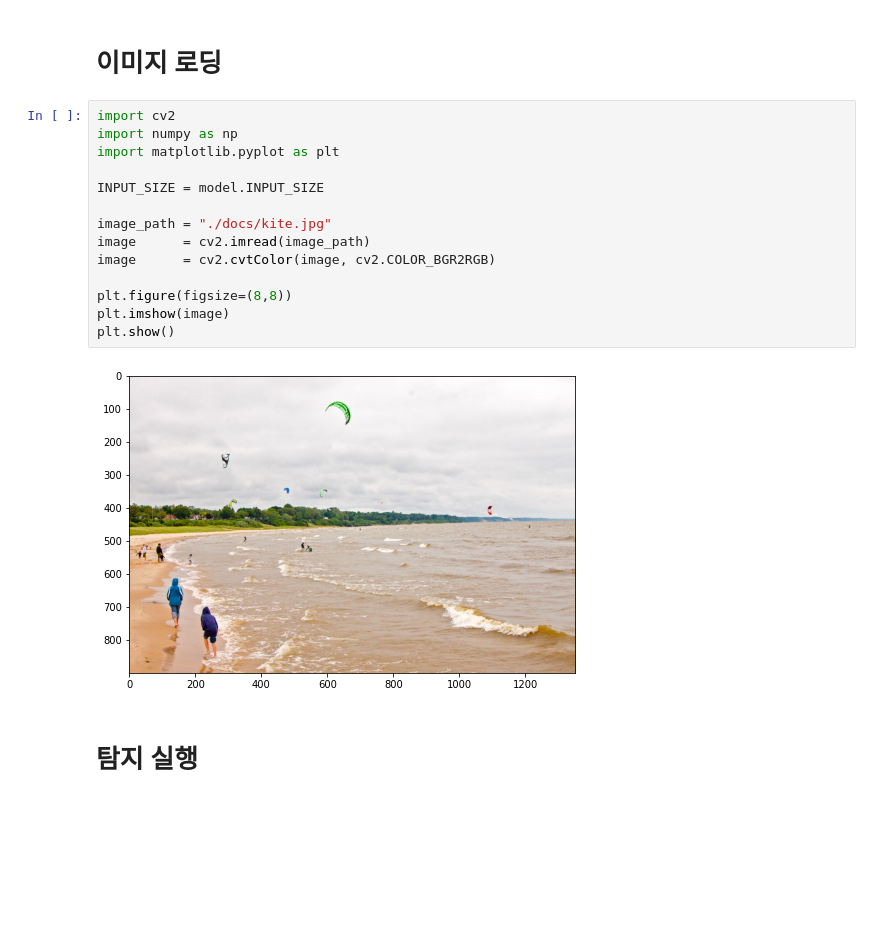
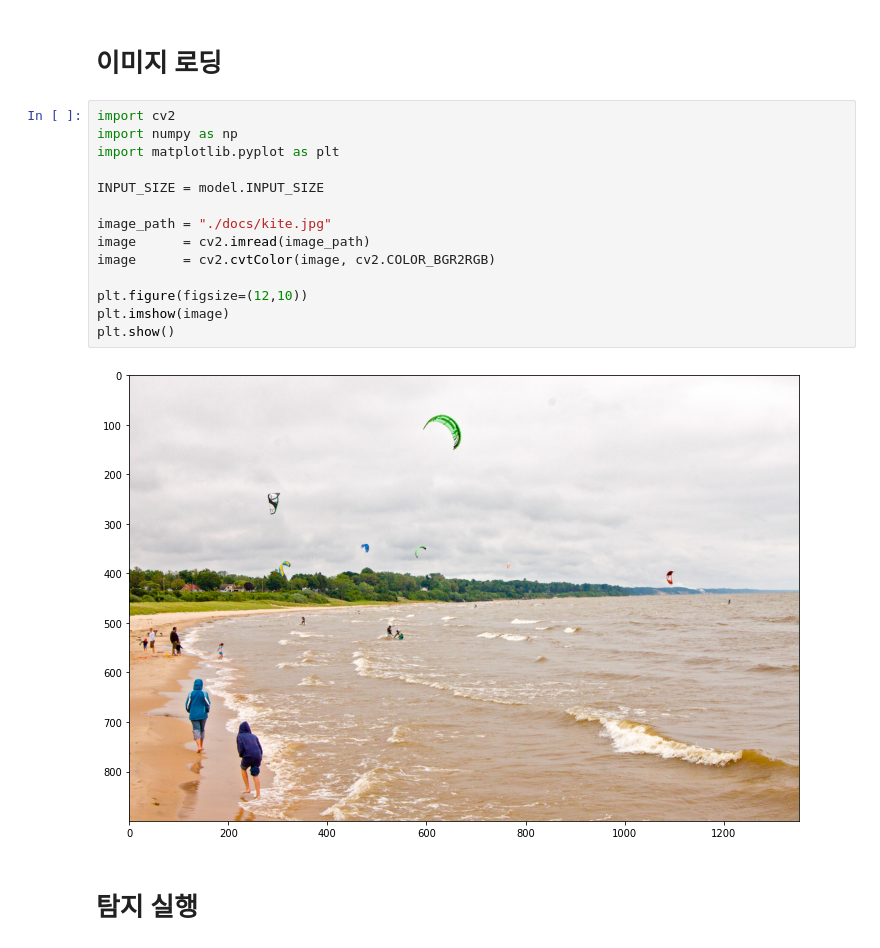
Before and after one commit to dhrim/MDC_2021, a Jupyter notebook: material/deep_learning/keras_yolov3.ipynb, the cells around one changed output. Cells and saved outputs as stored; diff of their text form; blank space fills up the shorter version.

```diff
--- a/material/deep_learning/keras_yolov3.ipynb
+++ b/material/deep_learning/keras_yolov3.ipynb
@@ -57,19 +57,19 @@ WARNING:tensorflow:Compiled the loaded model, but the compiled metrics have yet
 # %%
 import cv2
 import numpy as np
 import matplotlib.pyplot as plt
 
 INPUT_SIZE = model.INPUT_SIZE
 
 image_path = "./docs/kite.jpg"
 image      = cv2.imread(image_path)
 image      = cv2.cvtColor(image, cv2.COLOR_BGR2RGB)
 
-plt.figure(figsize=(8,8))
+plt.figure(figsize=(12,10))
 plt.imshow(image)
 plt.show()
 # %% [output]
-[figure, old version]
+[figure, new version]
 # %% [markdown]
 # 탐지 실행
 # %%
```
Also changed, not shown: parts of 3 cells of this notebook, 1 other file.
